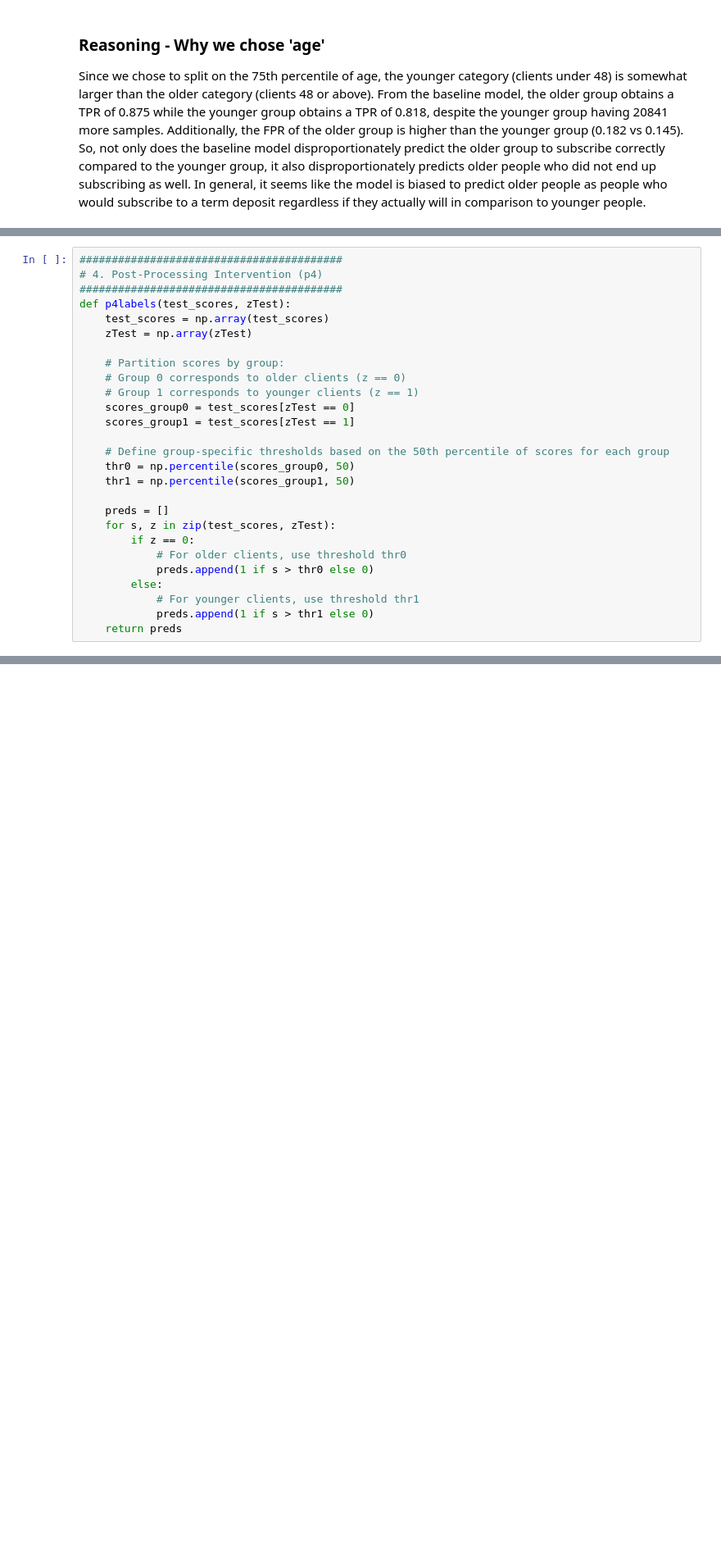
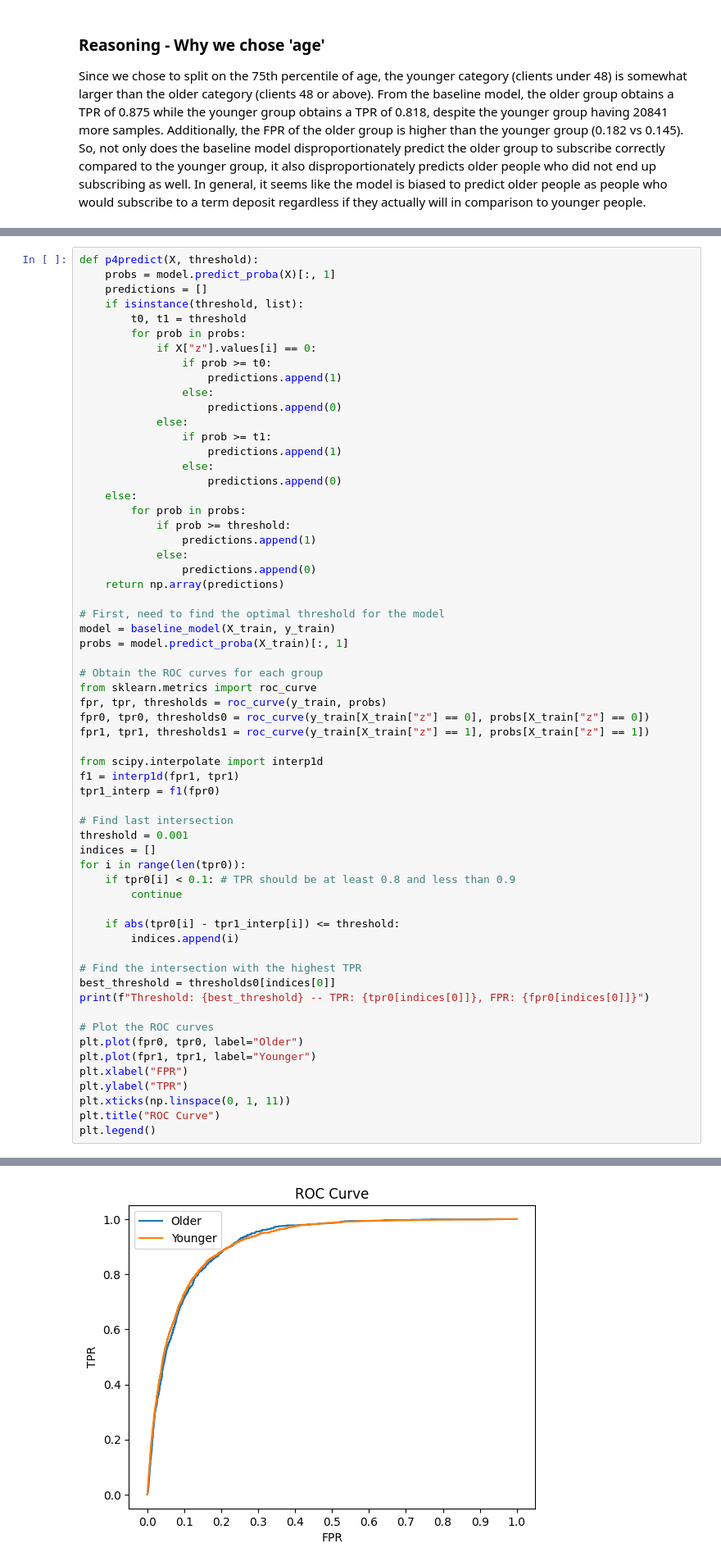
Before and after one commit to kencasimiro/CSE-291-Final-Project, a Jupyter notebook: fairness-bias.ipynb, the cells around one changed output, grey strips where cells are left out. Shown at 82% size. Saved outputs shown, nothing was run; the diff lists cells and outputs as text; blank space fills up the shorter version.

Commit message:
Fixed interventions

```diff
--- a/fairness-bias.ipynb
+++ b/fairness-bias.ipynb
@@ -386,27 +239,62 @@ This function below implements a post-processing intervention that adjusts the f
 # %%
-#########################################
-# 4. Post-Processing Intervention (p4)
-#########################################
-def p4labels(test_scores, zTest):
-    test_scores = np.array(test_scores)
-    zTest = np.array(zTest)
+def p4predict(X, threshold):
+    probs = model.predict_proba(X)[:, 1]
+    predictions = []
+    if isinstance(threshold, list):
+        t0, t1 = threshold
+        for prob in probs:
+            if X["z"].values[i] == 0:
+                if prob >= t0:
+                    predictions.append(1)
+                else:
+                    predictions.append(0)
+            else:
+                if prob >= t1:
+                    predictions.append(1)
+                else:
+                    predictions.append(0)
+    else:
+        for prob in probs:
+            if prob >= threshold:
+                predictions.append(1)
+            else:
+                predictions.append(0)
+    return np.array(predictions)
 
-    # Partition scores by group:
-    # Group 0 corresponds to older clients (z == 0)
-    # Group 1 corresponds to younger clients (z == 1)
-    scores_group0 = test_scores[zTest == 0]
-    scores_group1 = test_scores[zTest == 1]
+# First, need to find the optimal threshold for the model
+model = baseline_model(X_train, y_train)
+probs = model.predict_proba(X_train)[:, 1]
 
-    # Define group-specific thresholds based on the 50th percentile of scores for each group
-    thr0 = np.percentile(scores_group0, 50)
-    thr1 = np.percentile(scores_group1, 50)
+# Obtain the ROC curves for each group
+from sklearn.metrics import roc_curve
+fpr, tpr, thresholds = roc_curve(y_train, probs)
+fpr0, tpr0, thresholds0 = roc_curve(y_train[X_train["z"] == 0], probs[X_train["z"] == 0])
+fpr1, tpr1, thresholds1 = roc_curve(y_train[X_train["z"] == 1], probs[X_train["z"] == 1])
 
-    preds = []
-    for s, z in zip(test_scores, zTest):
-        if z == 0:
-            # For older clients, use threshold thr0
-            preds.append(1 if s > thr0 else 0)
-        else:
-            # For younger clients, use threshold thr1
-            preds.append(1 if s > thr1 else 0)
-    return preds
+from scipy.interpolate import interp1d
+f1 = interp1d(fpr1, tpr1)
+tpr1_interp = f1(fpr0)
+
+# Find last intersection
+threshold = 0.001
+indices = []
+for i in range(len(tpr0)):
+    if tpr0[i] < 0.1: # TPR should be at least 0.8 and less than 0.9
+        continue
+
+    if abs(tpr0[i] - tpr1_interp[i]) <= threshold:
+        indices.append(i)
+
+# Find the intersection with the highest TPR
+best_threshold = thresholds0[indices[0]]
+print(f"Threshold: {best_threshold} -- TPR: {tpr0[indices[0]]}, FPR: {fpr0[indices[0]]}")
+
+# Plot the ROC curves
+plt.plot(fpr0, tpr0, label="Older")
+plt.plot(fpr1, tpr1, label="Younger")
+plt.xlabel("FPR")
+plt.ylabel("TPR")
+plt.xticks(np.linspace(0, 1, 11))
+plt.title("ROC Curve")
+plt.legend()
+# %% [output]
@@ -412,0 +303 @@ def p4labels(test_scores, zTest):
+[figure, added]
```
Also changed, not shown: parts of 17 cells of this notebook.
